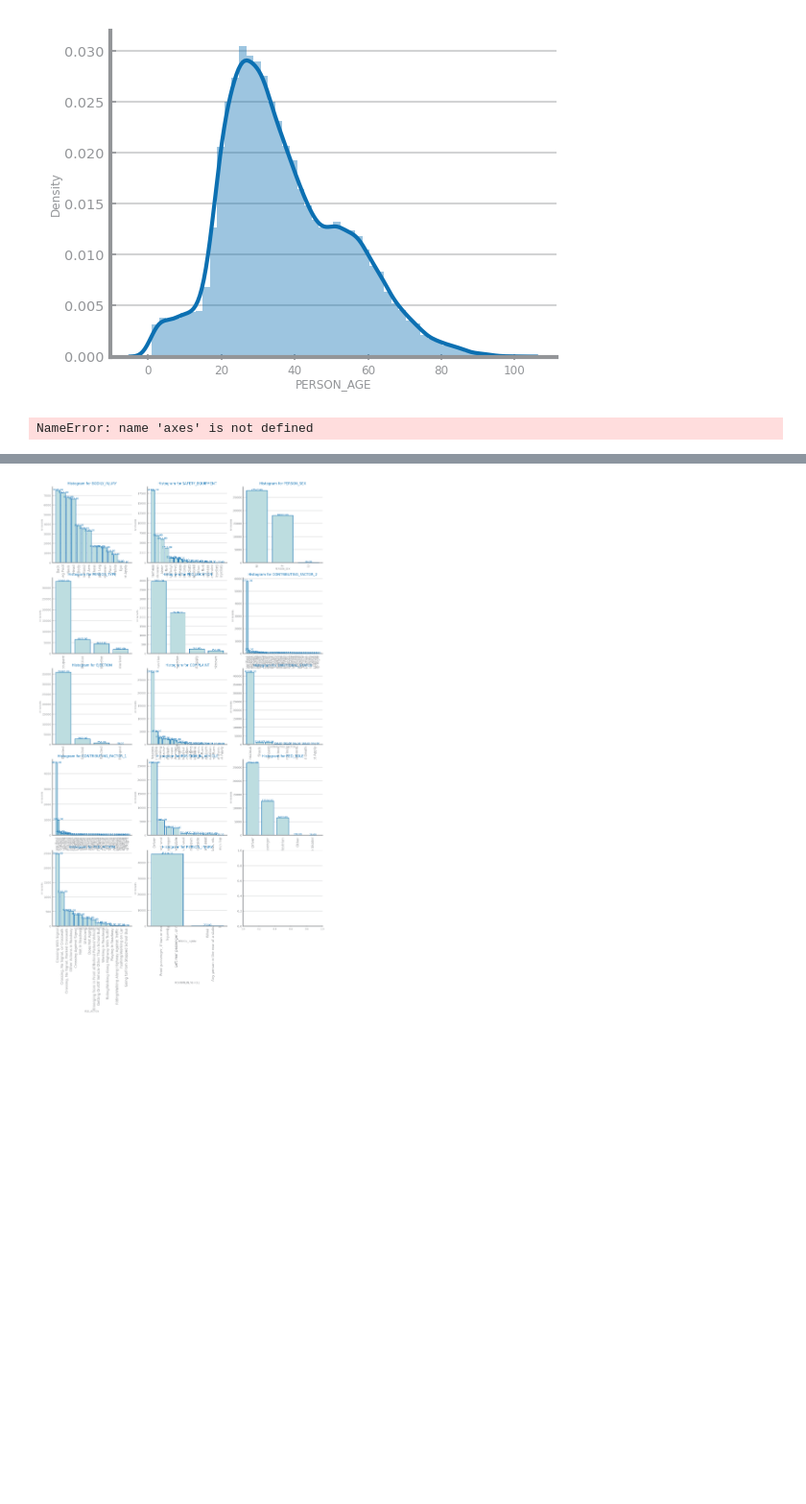
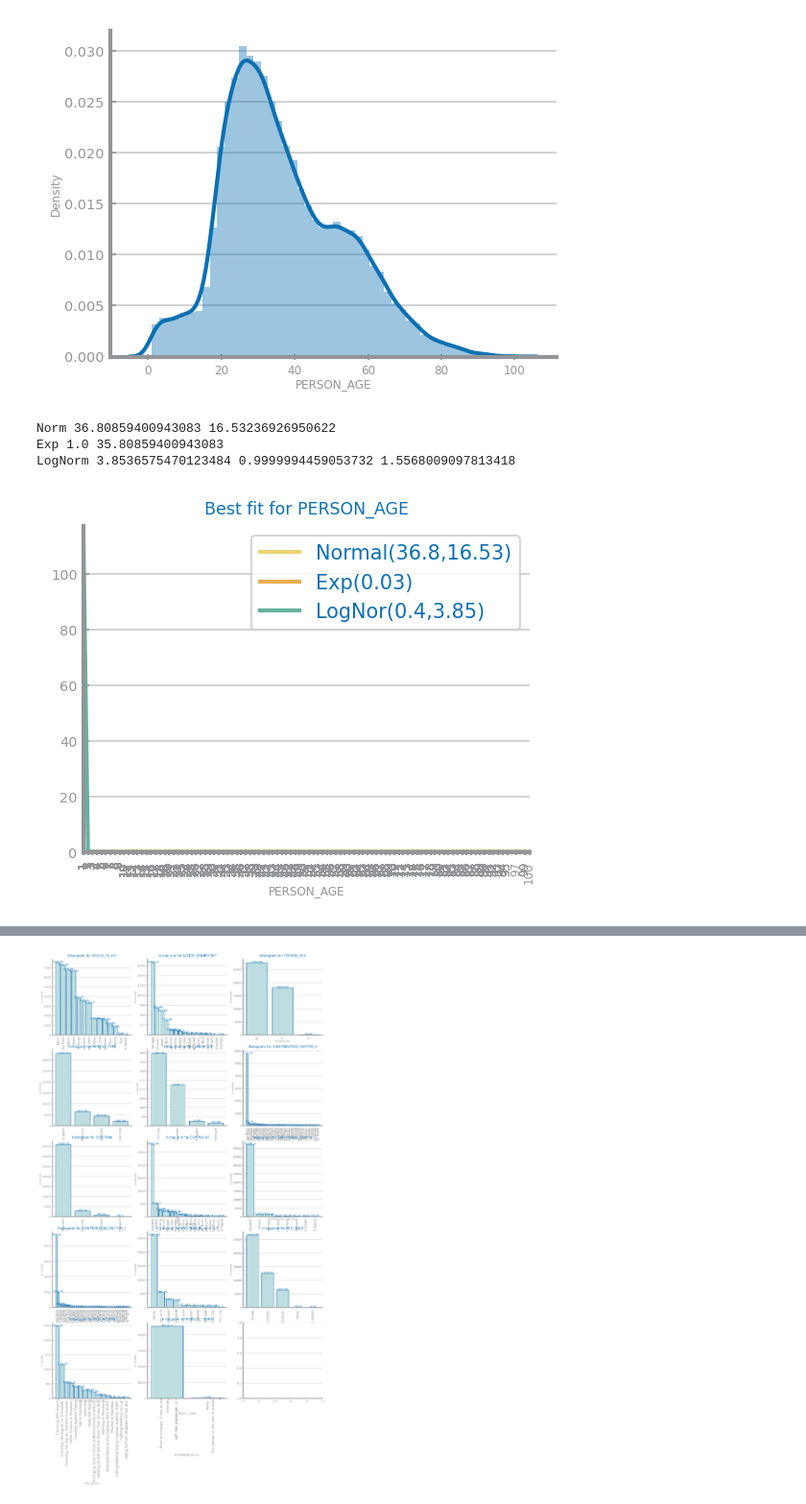
Before and after one commit to falc00/projetoCD, a Jupyter notebook: notebook.ipynb, the cells around one changed output, grey strips where cells are left out. Shown at 96% size. Drawn from its saved outputs; the diff is of its cells as text; code cells hidden in the pictures; blank space fills up the shorter version.

Commit message:
imagens organizadas

```diff
--- a/notebook.ipynb
+++ b/notebook.ipynb
@@ -81,34 +81,45 @@ show()
 [figure]
 # %%
 ax_dist = axes()
-ax_dist.set_ylim(0, 110)
+ax_dist.locator_params(nbins=10, axis='x')
+ser = data['PERSON_AGE'].dropna()
+ser = ser.where(ser>0).where(ser<110)
+
+z=list(data['PERSON_AGE'])
+#len(z)
+sr=data['PERSON_AGE']
+sr[(sr<100) | (sr >=1)]
+Series(list(sr))
 
 #Trying different distributions
 def compute_known_distributions(x_values: list) -> dict:
     distributions = dict()
     # Gaussian
     mean, sigma = norm.fit(x_values)
     distributions['Normal(%.1f,%.2f)'%(mean,sigma)] = norm.pdf(x_values, mean, sigma)
+    print( "Norm", mean, sigma)
     # Exponential
     loc, scale = expon.fit(x_values)
+    print( "Exp", loc, scale)
     distributions['Exp(%.2f)'%(1/scale)] = expon.pdf(x_values, loc, scale)
     # LogNorm
     sigma, loc, scale = lognorm.fit(x_values)
+    print( "LogNorm", sigma, loc, scale)
     distributions['LogNor(%.1f,%.2f)'%(log(scale),sigma)] = lognorm.pdf(x_values, sigma, loc, scale)
     return distributions
 
 def histogram_with_distributions(ax: Axes, series: Series, var: str):
     values = series.sort_values().values
-    ax.hist(values, 20, density=True)
+    ax.hist(values,20,density=True, range=(0,110))
+    xticks(rotation=90)
     distributions = compute_known_distributions(values)
     multiple_line_chart(values, distributions, ax=ax, title='Best fit for %s'%var, xlabel=var, ylabel='')
 
-numeric_vars = get_variable_types(data)['Numeric']
-if [] == numeric_vars:
-    raise ValueError('There are no numeric variables.')
-
-histogram_with_distributions(ax_dist,Series(ages_list_filter2).dropna(), 'PERSON_AGE')
+histogram_with_distributions(ax_dist,sr.where(sr>0).where(sr<110).dropna(), 'PERSON_AGE')
 savefig('images/histogram_numeric_distribution.png')
 show()
 # %% [output]
-NameError: name 'axes' is not defined
+Norm 36.80859400943083 16.53236926950622
+Exp 1.0 35.80859400943083
+LogNorm 3.8536575470123484 0.9999994459053732 1.5568009097813418
+[figure, added]
```
Also changed, not shown: parts of 3 cells of this notebook, 34 other files.
